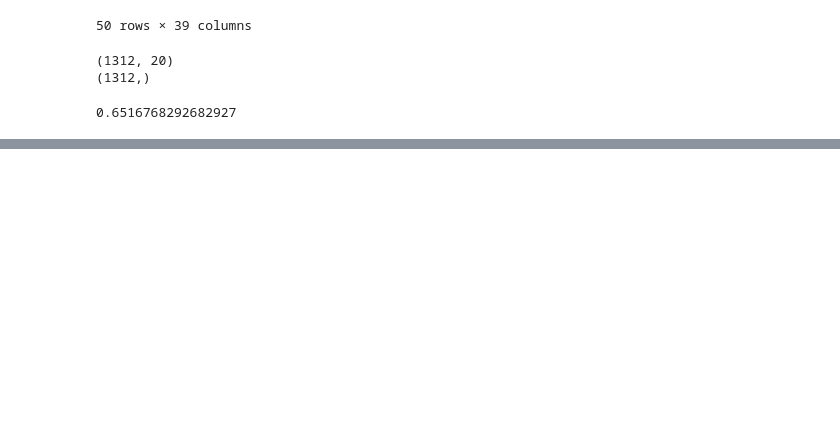
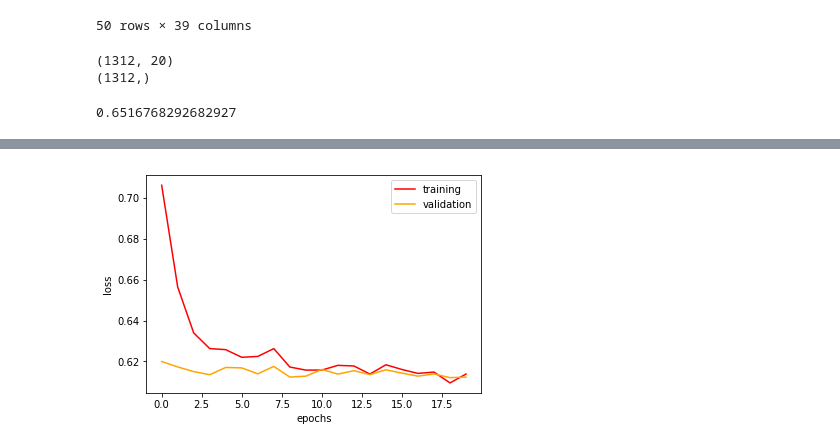
Before and after one commit to filipl41/ML_Predicting-NBA-Game-Outcomes-, a Jupyter notebook: NbaGamesPrediction.ipynb, the cells around one changed output, grey strips where cells are left out. Cells and saved outputs as stored; diff of their text form; code cells hidden in the pictures; blank space fills up the shorter version.

```diff
--- a/NbaGamesPrediction.ipynb
+++ b/NbaGamesPrediction.ipynb
@@ -515,10 +515,10 @@ data1
 # %%
 #dodajemo napredne statistike za napad i odbranu timova, u odlucivanju koristimo podatke od prosle sezone
 
-stats2012 = pd.read_csv('./data/2012-2013 Team Stats.csv')
-stats2011 = pd.read_csv('./data/2015-2016 Team Stats.csv')
-stats2013 = pd.read_csv('./data/2013-2014 Team Stats.csv')
-stats2014 = pd.read_csv('./data/2014-2015 Team Stats.csv')
+stats2012 = pd.read_csv('2012-2013 Team Stats.csv')
+stats2011 = pd.read_csv('2015-2016 Team Stats.csv')
+stats2013 = pd.read_csv('2013-2014 Team Stats.csv')
+stats2014 = pd.read_csv('2014-2015 Team Stats.csv')
 # %%
 stats2012 = changeTeamName(stats2012, False)
 stats2011 = changeTeamName(stats2011, False)
@@ -796,0 +807,10 @@ test_score
+# %%
+#pravimo model neuronske mreze
+model = Sequential()
+model.add(Dense(units = 50, input_dim = x_train.shape[1], activation='relu'))
+model.add(Dropout(0.5))
+model.add(Dense(units = 40, activation='relu'))
+model.add(Dropout(0.5))
+model.add(Dense(units = 1, activation='sigmoid'))
+# %%
+model.compile(optimizer='adam', loss = losses.binary_crossentropy, metrics=['accuracy'])
@@ -796,0 +837,2 @@ test_score
+# %%
+history = model.fit(x_train, y_train, epochs = 20, batch_size=16, verbose = 1, validation_split=0.3)
@@ -796,0 +859,12 @@ test_score
+# %%
+epochs = history.epoch
+loss = history.history['loss']
+validation_loss = history.history['val_loss']
+plt.xlabel('epochs')
+plt.ylabel('loss')
+plt.plot(epochs, loss, c='red', label='training')
+plt.plot(epochs, validation_loss, c='orange', label='validation')
+plt.legend(loc='best')
+plt.show()
+# %% [output]
+[figure, added]
```
Also changed, not shown: parts of 14 cells of this notebook, 18 other files.
